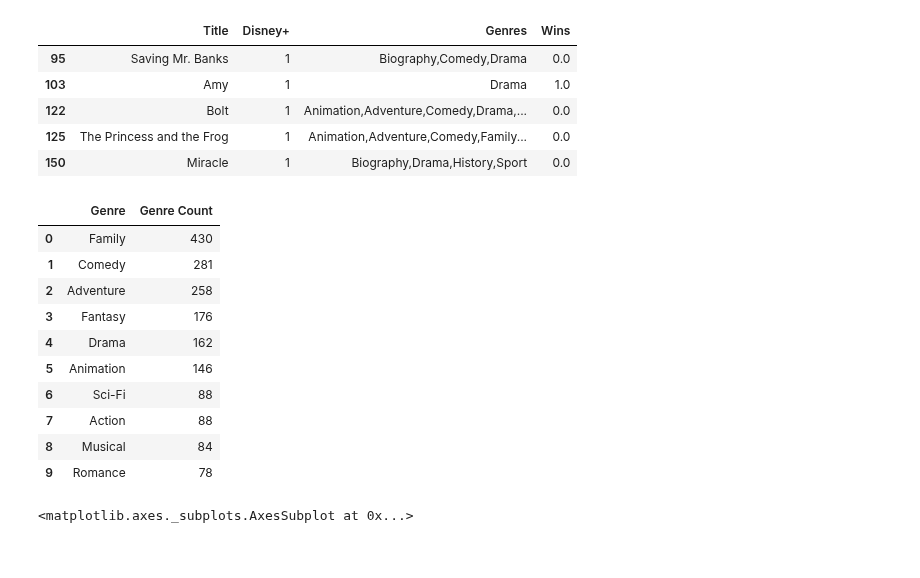
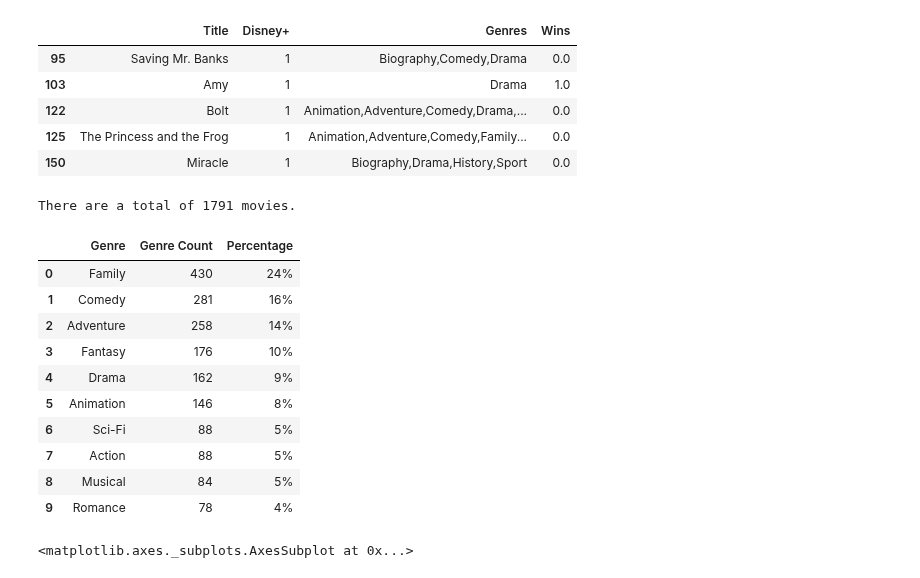
Before and after one commit to jacance/streaming-service-analysis, a Jupyter notebook: data_merge_paola.ipynb, the cells around one changed output. Saved outputs shown, nothing was run; the diff lists cells and outputs as text; code cells hidden in the pictures.

```diff
--- a/data_merge_paola.ipynb
+++ b/data_merge_paola.ipynb
@@ -509,40 +538,49 @@ disney_genre_data2.head()
 # %%
 disney_genre_count = {}
 
 for Genres in disney_genre_data2["Genres"].values:
 
     disney_genres_list = Genres.split(",")
 
     for genre in disney_genres_list:
         genre = genre.strip()
         if genre not in disney_genre_count:
             disney_genre_count[genre]=0
         disney_genre_count[genre] +=1
 
 # disney_genre_count
 
 #Splitting dictionary into seperate lists in order to create DataFrame
 disney_genre_name = disney_genre_count.keys()
 disney_genre_count = disney_genre_count.values()
 
 #Creating DataFrame for the top 10 genres
 disney_genre_df=pd.DataFrame(disney_genre_count, index=disney_genre_name)
 disney_genre_df= disney_genre_df[0].sort_values(ascending=False).reset_index().rename(columns={"index":"Genre", 0:"Genre Count"})
 
 top_disney_genres= disney_genre_df[0:10]
+
+#Adding Percentages
+
+disney_total= top_disney_genres["Genre Count"].sum()
+disney_percentages= ((top_disney_genres["Genre Count"]/disney_total).apply('{:.0%}'.format))
+idx=2
+top_disney_genres.insert(loc=idx,column="Percentage", value=disney_percentages)
+print("There are a total of", disney_total, "movies.")
 top_disney_genres
 # %% [output]
+There are a total of 1791 movies.
-|  | Genre | Genre Count |
-| 0 | Family | 430 |
-| 1 | Comedy | 281 |
-| 2 | Adventure | 258 |
-| 3 | Fantasy | 176 |
-| 4 | Drama | 162 |
-| 5 | Animation | 146 |
-| 6 | Sci-Fi | 88 |
-| 7 | Action | 88 |
-| 8 | Musical | 84 |
-| 9 | Romance | 78 |
+|  | Genre | Genre Count | Percentage |
+| 0 | Family | 430 | 24% |
+| 1 | Comedy | 281 | 16% |
+| 2 | Adventure | 258 | 14% |
+| 3 | Fantasy | 176 | 10% |
+| 4 | Drama | 162 | 9% |
+| 5 | Animation | 146 | 8% |
+| 6 | Sci-Fi | 88 | 5% |
+| 7 | Action | 88 | 5% |
+| 8 | Musical | 84 | 5% |
+| 9 | Romance | 78 | 4% |
 # %%
 #DISNEY VIDEO GENRES: Bar Graph
 top_disney_genres.plot.bar(x='Genre', y='Genre Count', rot=90, color='b')
```
Also changed, not shown: parts of 9 cells of this notebook.
